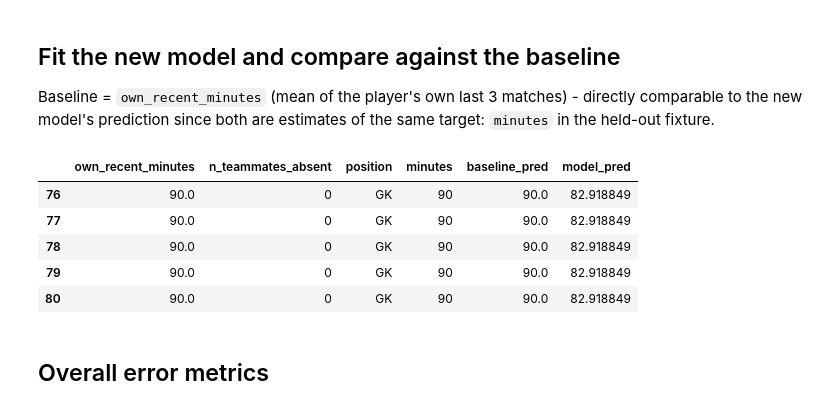
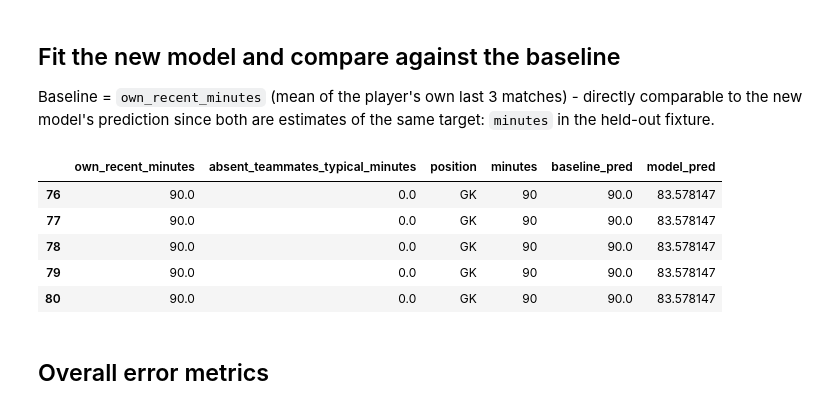
Before and after one commit to alan-turing-institute/AIrsenal, a Jupyter notebook: notebooks/minutes_model_2526_backtest.ipynb, the cells around one changed output. Drawn from its saved outputs; the diff is of its cells as text; code cells hidden in the pictures.

```diff
--- a/notebooks/minutes_model_2526_backtest.ipynb
+++ b/notebooks/minutes_model_2526_backtest.ipynb
@@ -75,28 +83,28 @@ model's prediction since both are estimates of the same target: `minutes` in the
 # %%
 model = MinutesModel().fit(train_df)
 
 test_df["baseline_pred"] = test_df["own_recent_minutes"]
 test_df["model_pred"] = model.predict(test_df)
 test_df["baseline_error"] = (test_df["baseline_pred"] - test_df["minutes"]).abs()
 test_df["model_error"] = (test_df["model_pred"] - test_df["minutes"]).abs()
 
 test_df[
     [
         "own_recent_minutes",
-        "n_teammates_absent",
+        "absent_teammates_typical_minutes",
         "position",
         "minutes",
         "baseline_pred",
         "model_pred",
     ]
 ].head()
 # %% [output]
-|  | own_recent_minutes | n_teammates_absent | position | minutes | baseline_pred | model_pred |
-| 76 | 90.0 | 0 | GK | 90 | 90.0 | 82.918849 |
-| 77 | 90.0 | 0 | GK | 90 | 90.0 | 82.918849 |
-| 78 | 90.0 | 0 | GK | 90 | 90.0 | 82.918849 |
-| 79 | 90.0 | 0 | GK | 90 | 90.0 | 82.918849 |
-| 80 | 90.0 | 0 | GK | 90 | 90.0 | 82.918849 |
+|  | own_recent_minutes | absent_teammates_typical_minutes | position | minutes | baseline_pred | model_pred |
+| 76 | 90.0 | 0.0 | GK | 90 | 90.0 | 83.578147 |
+| 77 | 90.0 | 0.0 | GK | 90 | 90.0 | 83.578147 |
+| 78 | 90.0 | 0.0 | GK | 90 | 90.0 | 83.578147 |
+| 79 | 90.0 | 0.0 | GK | 90 | 90.0 | 83.578147 |
+| 80 | 90.0 | 0.0 | GK | 90 | 90.0 | 83.578147 |
 # %% [markdown]
 ## Overall error metrics
 # %%
```
Also changed, not shown: parts of 17 cells of this notebook, 2 other files.
